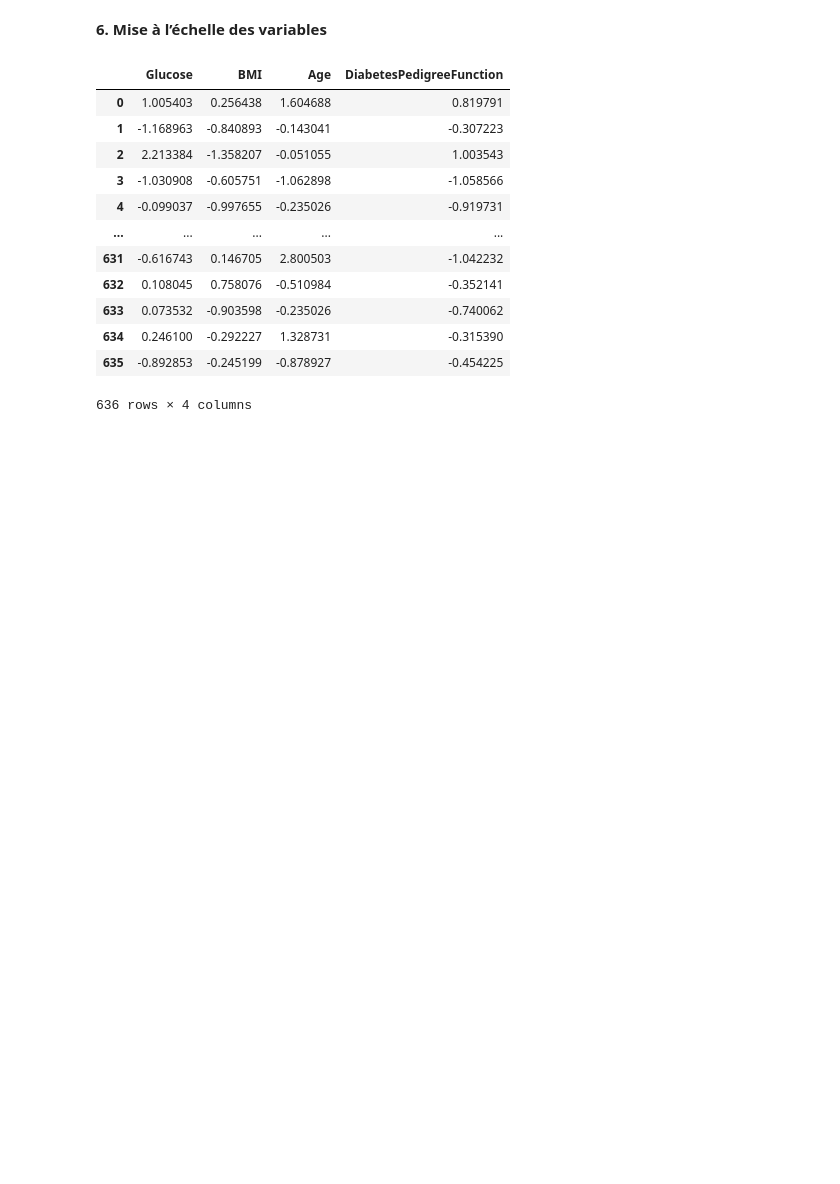
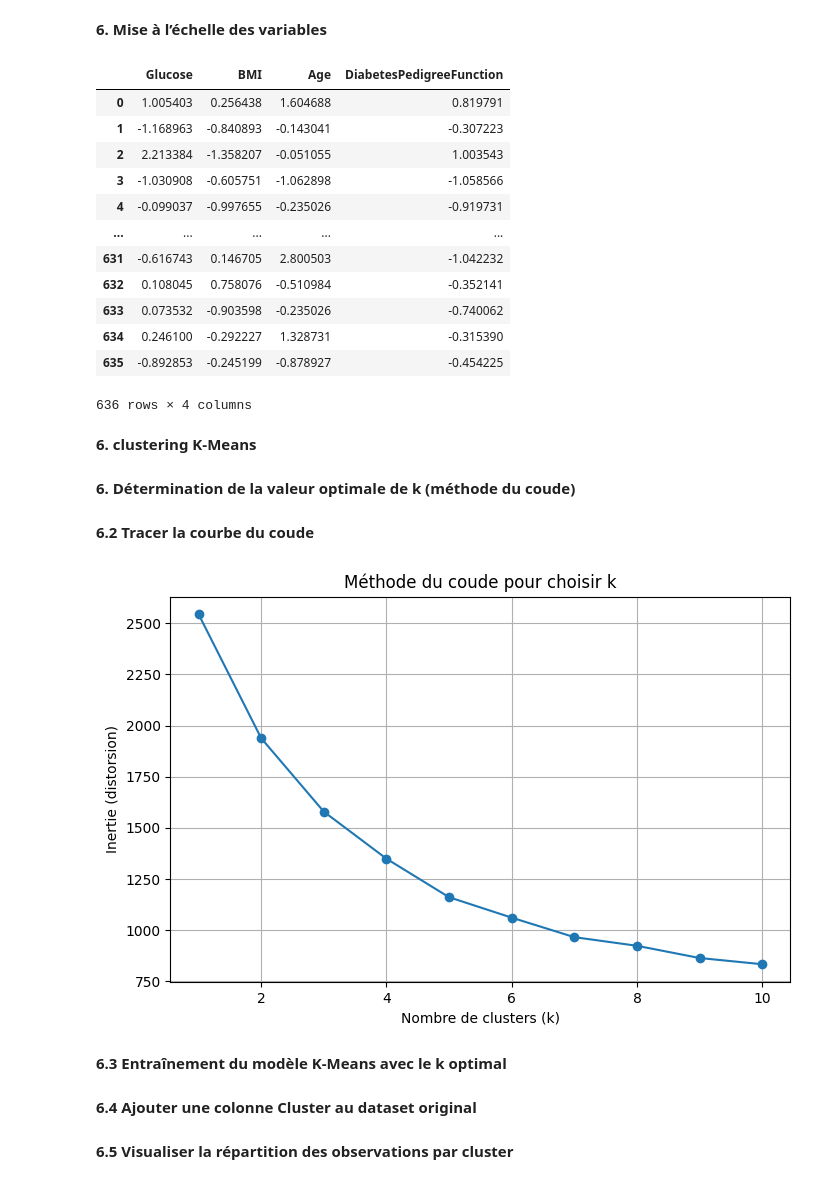
Before and after one commit to SalimM21/laboratoire-biom-dical-project, a Jupyter notebook: Untitled16.ipynb, the cells around one changed output. Cells and saved outputs as stored; diff of their text form; code cells hidden in the pictures; blank space fills up the shorter version.

Commit message:
clustering K-Means

```diff
--- a/Untitled16.ipynb
+++ b/Untitled16.ipynb
@@ -169,3 +185,5 @@ df_scaled
 | 634 | 0.246100 | -0.292227 | 1.328731 | -0.315390 |
 | 635 | -0.892853 | -0.245199 | -0.878927 | -0.454225 |
 636 rows × 4 columns
+# %% [markdown]
+**6. clustering K-Means**
@@ -171,0 +192,26 @@ df_scaled
+# %% [markdown]
+**6. Détermination de la valeur optimale de k (méthode du coude)**
+# %%
+inertias = []  # liste pour stocker l'inertie pour chaque k
+
+k_range = range(1, 11)  # on teste les valeurs de k de 1 à 10
+
+for k in k_range:
+    kmeans = KMeans(n_clusters=k, random_state=0)
+    kmeans.fit(X_scaled)
+    inertias.append(kmeans.inertia_)  # inertie = somme des distances intra-cluster
+# %% [markdown]
+**6.2 Tracer la courbe du coude**
+# %%
+
+plt.figure(figsize=(8, 5))
+plt.plot(k_range, inertias, marker='o')
+plt.title("Méthode du coude pour choisir k")
+plt.xlabel("Nombre de clusters (k)")
+plt.ylabel("Inertie (distorsion)")
+plt.grid(True)
+plt.show()
+# %% [output]
+[figure, added]
+# %% [markdown]
+**6.3 Entraînement du modèle K-Means avec le k optimal**
@@ -171,0 +222,2 @@ df_scaled
+# %% [markdown]
+**6.4 Ajouter une colonne Cluster au dataset original**
@@ -171,0 +226,2 @@ df_scaled
+# %% [markdown]
+**6.5 Visualiser la répartition des observations par cluster**
```
Also changed, not shown: parts of 5 cells of this notebook.
